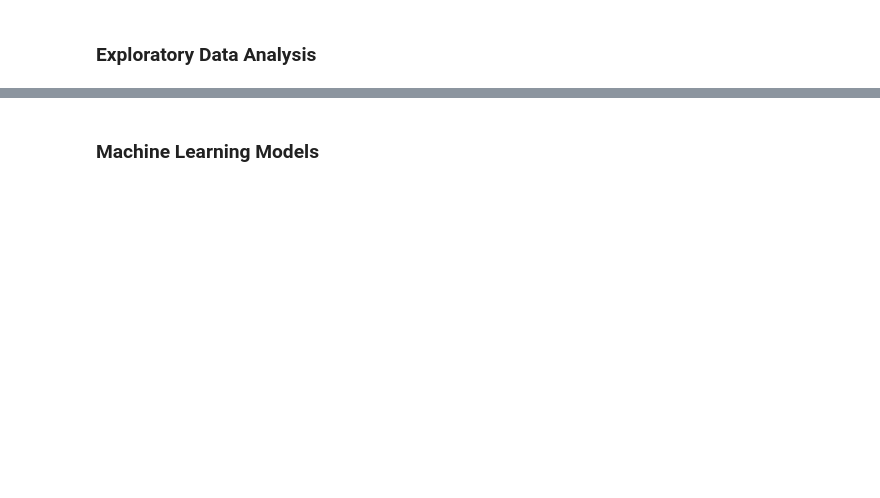
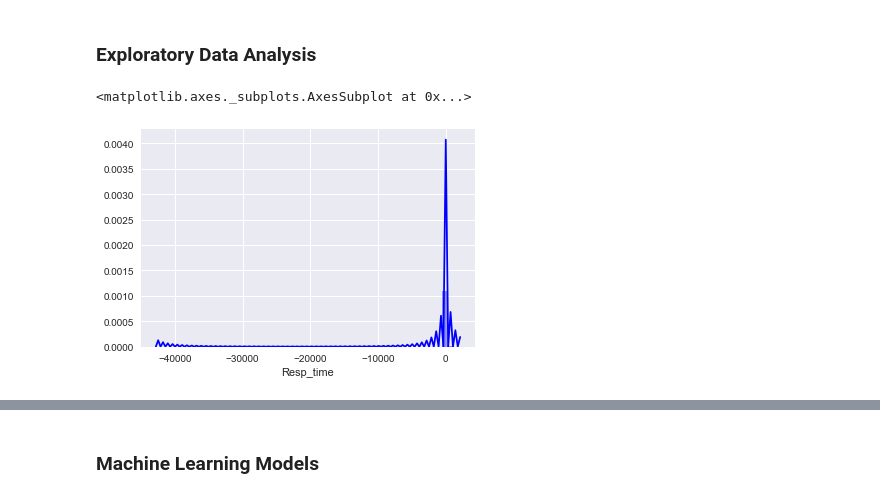
Before and after one commit to SapphireCore/DSTP, a Jupyter notebook: Cap2/Cap2_Milestone Report.ipynb, the cells around one changed output, grey strips where cells are left out. Saved outputs shown, nothing was run; the diff lists cells and outputs as text; code cells hidden in the pictures; blank space fills up the shorter version.

```diff
--- a/Cap2/Cap2_Milestone Report.ipynb
+++ b/Cap2/Cap2_Milestone Report.ipynb
@@ -66,13 +66,13 @@ df['Unique Key', 'Created Date', 'Closed Date'].show()
 only showing top 20 rows
 # %%
 # Calculate the response time as the difference between created date and closed date, in minutes.
-from pyspark.sql.functions import unix_timestamp
+from pyspark.sql.functions import unix_timestamp, floor
 
 fmt = "MM/dd/yyyy hh:mm:ss a"
 # fmt2 = "MM/dd/yyyy HH:mm:ss" ## 12-Hr based time. Can't handle AM/PM.
 starttime = unix_timestamp(df['Created Date'], format=fmt)
 endtime = unix_timestamp(df['Closed Date'], format=fmt)
 
-df = df.withColumn("Resp_time", endtime - starttime)
+df = df.withColumn("Resp_time", floor((endtime - starttime)/86400) + 1)
 df['Unique Key', 'Resp_time'].show()
 # %% [output]
@@ -101,2 +146,5 @@ from pyspark.ml.feature import VectorAssembler
+# %%
+df_input = df.select(["Unique Key", "Created Date", "Closed Date", "Agency", "Complaint Type", "Status", "Borough", \
+                      "Park Borough", "Resp_time"])
 # %%
 # Check missing patterns
@@ -114,0 +259,12 @@ final_data = output.select(['features', 'target'])
+# %%
+# Plot response time distribution
+import matplotlib.pyplot as plt
+import seaborn as sns
+% matplotlib inline
+df_input_pd = df_input.toPandas()
+# %%
+sns.set()
+sns.distplot(df_input_pd.Resp_time.dropna(), kde=True, color='b')
+# %% [output]
+<matplotlib.axes._subplots.AxesSubplot at 0x...>
+[figure, added]
```
Also changed, not shown: parts of 31 cells of this notebook, 10 other files.
